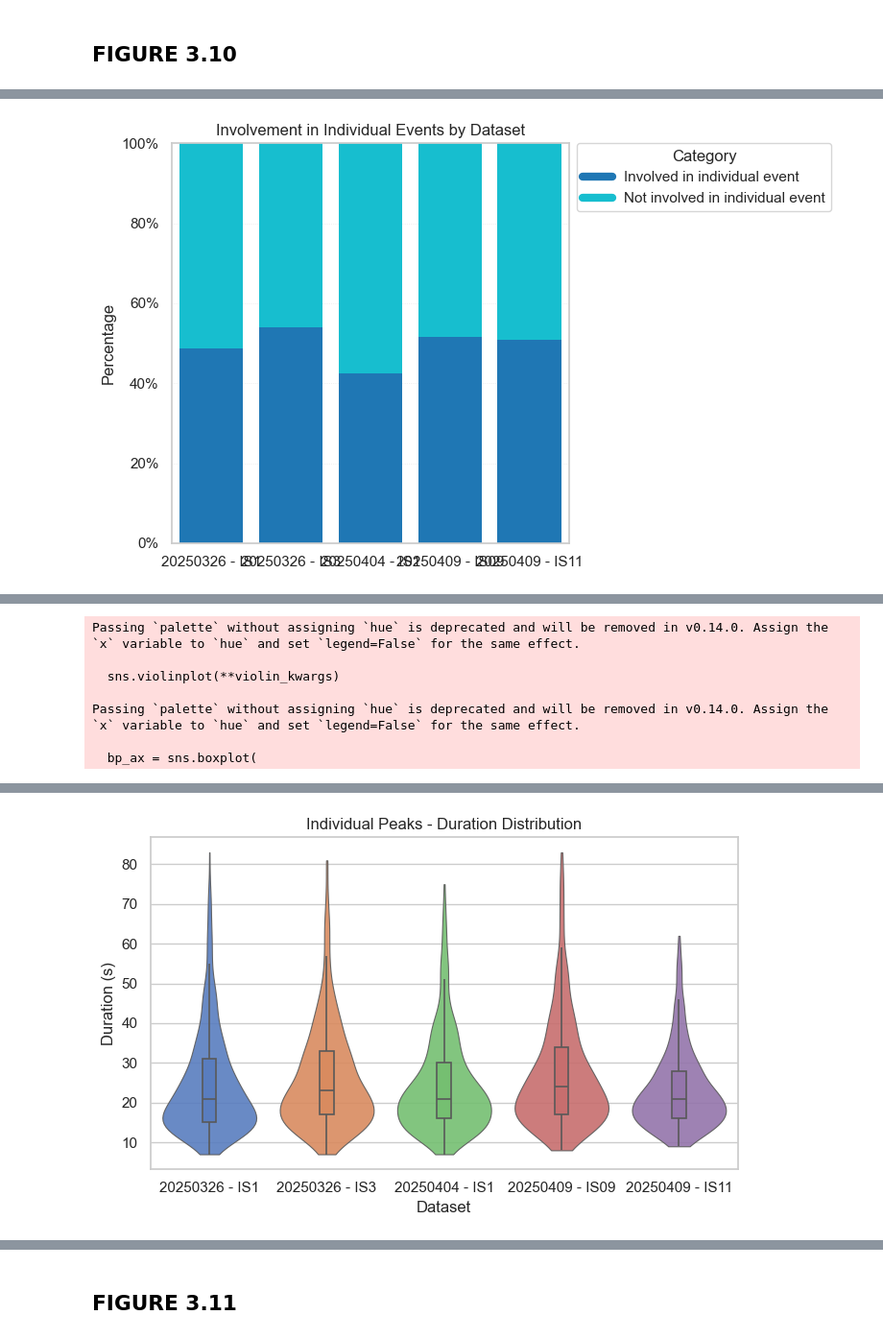
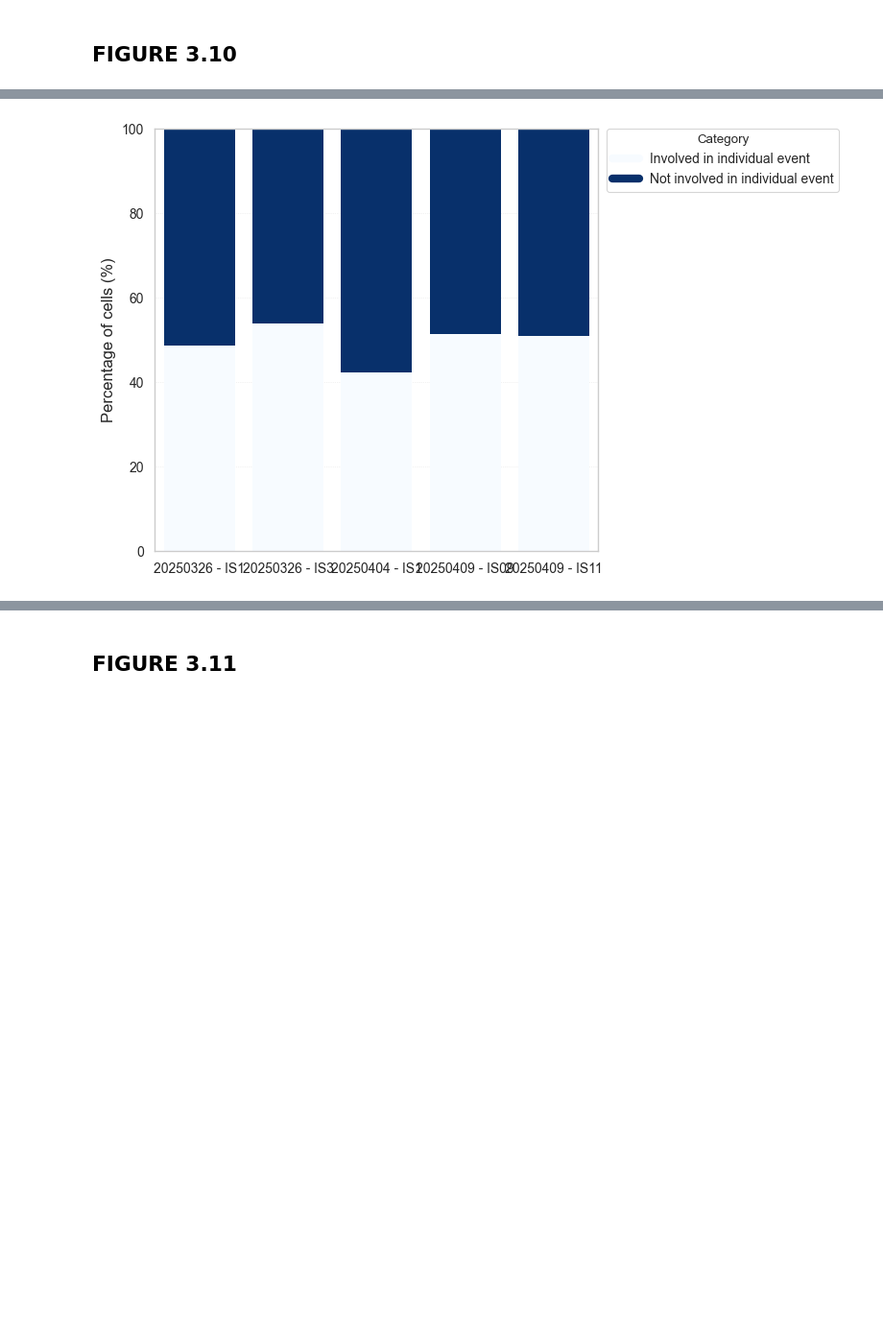
Before and after one commit to hamelmateo/CaSTIA-AF, a Jupyter notebook: notebooks/figures_official_plots.ipynb, the cells around one changed output, grey strips where cells are left out. Shown at 96% size. Saved outputs shown, nothing was run; the diff lists cells and outputs as text; code cells hidden in the pictures; blank space fills up the shorter version.

```diff
--- a/notebooks/figures_official_plots.ipynb
+++ b/notebooks/figures_official_plots.ipynb
@@ -1547,32 +1545,29 @@ control_individual_peaks = control_peaks[control_peaks["In event"] == "individua
 visualize_image(
     image_source=reference_dataset["path"],
     image_name="cell-mapping/cell_occurences_in_individual_events_overlay.png",
-    title="Cell Occurrences in Individual Events Overlay",
     figsize=(7, 8)
 )
 
 plot_histogram(
     df=reference_peaks[reference_peaks["In event"] == "individual"],
     column="Duration (s)",
-    title="Distribution of Peak Durations",
-    ylabel="Number of Peaks",
+    ylabel="Number of peaks",
+    xlabel="Peak duration (s)",
     bin_width=3,
     filter_outliers=True,
     outliers_bounds=(3, 3),
     return_outliers=False,
-    x_axis_boundaries=(0, 250),
     save_svg_path=figure_path / "figure_3_10/reference_peaks_duration_distribution_individual_events.svg"
 )
 plot_histogram(
     df=reference_peaks[reference_peaks["In event"] == "individual"],
     column="Prominence (noise std units)",
-    title="Distribution of Peak Prominences",
-    ylabel="Number of Peaks",
+    ylabel="Number of peaks",
+    xlabel="Peak z-score",
     bin_width=3,
     filter_outliers=True,
     outliers_bounds=(3, 3),
     return_outliers=False,
-    x_axis_boundaries=(0, 400),
     save_svg_path=figure_path / "figure_3_10/reference_peaks_prominence_distribution_individual_events.svg"
 )
 
@@ -1583,8 +1578,9 @@ plot_category_distribution_by_dataset(
     df=control_cells,
     category_col="Involved in individual event",
     dataset_col="dataset name",
-    title="Involvement in Individual Events by Dataset",
-    save_path=figure_path / "figure_3_10/control_cells_involvement_in_individual_events_by_dataset.svg"
+    ylabel="Percentage of cells (%)",
+    save_path=figure_path / "figure_3_10/control_cells_involvement_in_individual_events_by_dataset.svg",
+    palette="Blues"
 )
 
 control_peaks["dataset name"] = control_peaks['date'].astype(str) + " - " + control_peaks['image_sequence'].astype(str)
@@ -1599 +1595 @@ control_peaks["dataset name"] = control_peaks['date'].astype(str) + " - " + cont
-[figure, old version]
+[figure, new version]
@@ -1601,7 +1595,0 @@ control_peaks["dataset name"] = control_peaks['date'].astype(str) + " - " + cont
-Passing `palette` without assigning `hue` is deprecated and will be removed in v0.14.0. Assign the `x` variable to `hue` and set `legend=False` for the same effect.
-
-  sns.violinplot(**violin_kwargs)
-
-Passing `palette` without assigning `hue` is deprecated and will be removed in v0.14.0. Assign the `x` variable to `hue` and set `legend=False` for the same effect.
-
-  bp_ax = sns.boxplot(
@@ -1609 +1595,0 @@ Passing `palette` without assigning `hue` is deprecated and will be removed in v
-[figure, removed]
```
Also changed, not shown: parts of 50 cells of this notebook, 4 other files.
